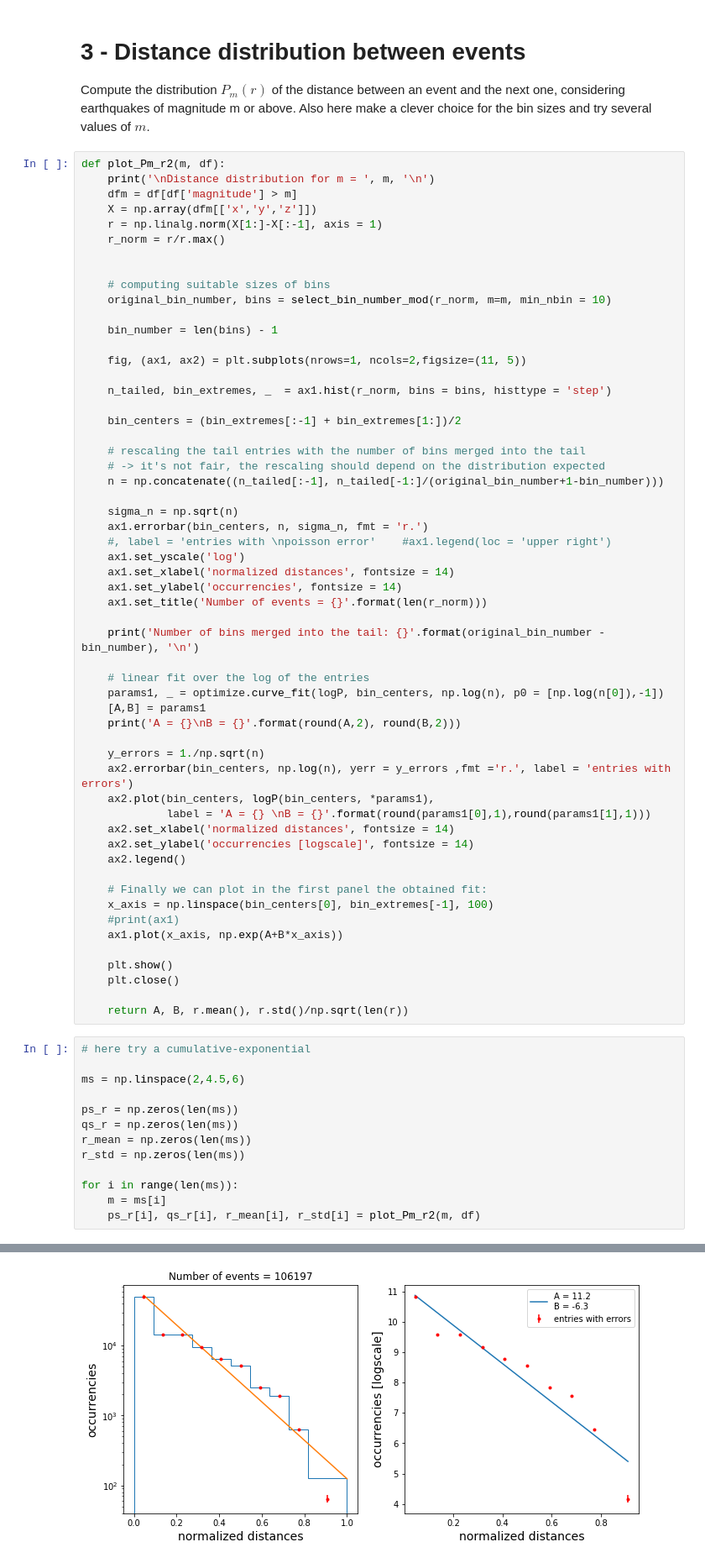
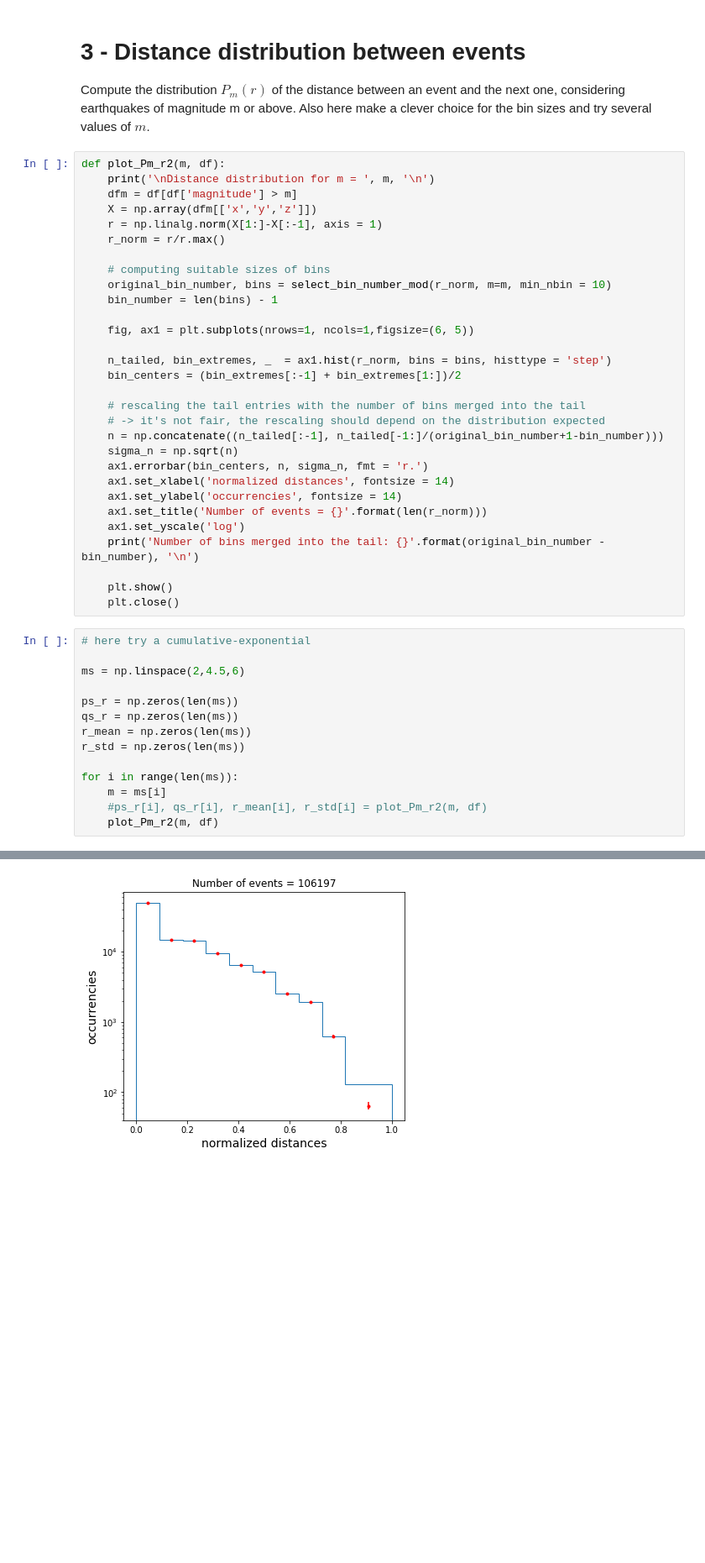
Before and after one commit to mango915/Earthquakes, a Jupyter notebook: nico.ipynb, the cells around one changed output, grey strips where cells are left out. Shown at 84% size. Drawn from its saved outputs; the diff is of its cells as text; blank space fills up the shorter version.

```diff
--- a/nico.ipynb
+++ b/nico.ipynb
@@ -695,54 +700,28 @@ def plot_Pm_r2(m, df):
     r = np.linalg.norm(X[1:]-X[:-1], axis = 1)
     r_norm = r/r.max()
 
-
     # computing suitable sizes of bins
     original_bin_number, bins = select_bin_number_mod(r_norm, m=m, min_nbin = 10)
-
     bin_number = len(bins) - 1
 
-    fig, (ax1, ax2) = plt.subplots(nrows=1, ncols=2,figsize=(11, 5))
+    fig, ax1 = plt.subplots(nrows=1, ncols=1,figsize=(6, 5))
 
     n_tailed, bin_extremes, _  = ax1.hist(r_norm, bins = bins, histtype = 'step')
-
     bin_centers = (bin_extremes[:-1] + bin_extremes[1:])/2
 
     # rescaling the tail entries with the number of bins merged into the tail
     # -> it's not fair, the rescaling should depend on the distribution expected
     n = np.concatenate((n_tailed[:-1], n_tailed[-1:]/(original_bin_number+1-bin_number)))
-
     sigma_n = np.sqrt(n)
     ax1.errorbar(bin_centers, n, sigma_n, fmt = 'r.')
-    #, label = 'entries with \npoisson error'    #ax1.legend(loc = 'upper right')
-    ax1.set_yscale('log')
     ax1.set_xlabel('normalized distances', fontsize = 14)
     ax1.set_ylabel('occurrencies', fontsize = 14)
     ax1.set_title('Number of events = {}'.format(len(r_norm)))
-
+    ax1.set_yscale('log')
     print('Number of bins merged into the tail: {}'.format(original_bin_number - bin_number), '\n')
-
-    # linear fit over the log of the entries
-    params1, _ = optimize.curve_fit(logP, bin_centers, np.log(n), p0 = [np.log(n[0]),-1])
-    [A,B] = params1
-    print('A = {}\nB = {}'.format(round(A,2), round(B,2)))
-
-    y_errors = 1./np.sqrt(n)
-    ax2.errorbar(bin_centers, np.log(n), yerr = y_errors ,fmt ='r.', label = 'entries with errors')
-    ax2.plot(bin_centers, logP(bin_centers, *params1),
-             label = 'A = {} \nB = {}'.format(round(params1[0],1),round(params1[1],1)))
-    ax2.set_xlabel('normalized distances', fontsize = 14)
-    ax2.set_ylabel('occurrencies [logscale]', fontsize = 14)
-    ax2.legend()
-
-    # Finally we can plot in the first panel the obtained fit:
-    x_axis = np.linspace(bin_centers[0], bin_extremes[-1], 100)
-    #print(ax1)
-    ax1.plot(x_axis, np.exp(A+B*x_axis))
 
     plt.show()
     plt.close()
-
-    return A, B, r.mean(), r.std()/np.sqrt(len(r))
 # %%
 # here try a cumulative-exponential
 
@@ -755,7 +734,8 @@ r_std = np.zeros(len(ms))
 
 for i in range(len(ms)):
     m = ms[i]
-    ps_r[i], qs_r[i], r_mean[i], r_std[i] = plot_Pm_r2(m, df)
+    #ps_r[i], qs_r[i], r_mean[i], r_std[i] = plot_Pm_r2(m, df)
+    plot_Pm_r2(m, df)
 # %% [output]
 Distance distribution for m =  2.0
 
@@ -768,4 +745,4 @@ B = -6.33
-[figure, old version]
+[figure, new version]
 Distance distribution for m =  2.5
 
 For m = 2.5 and N = 37621 the minimum number of events in the tail required is : 62
```
Also changed, not shown: parts of 19 cells of this notebook.
